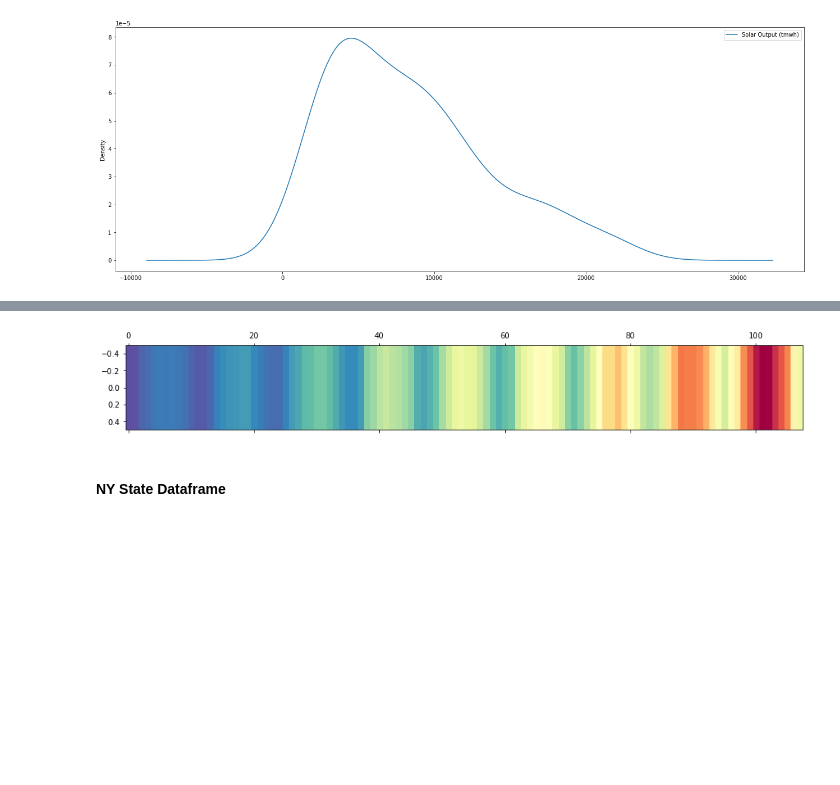
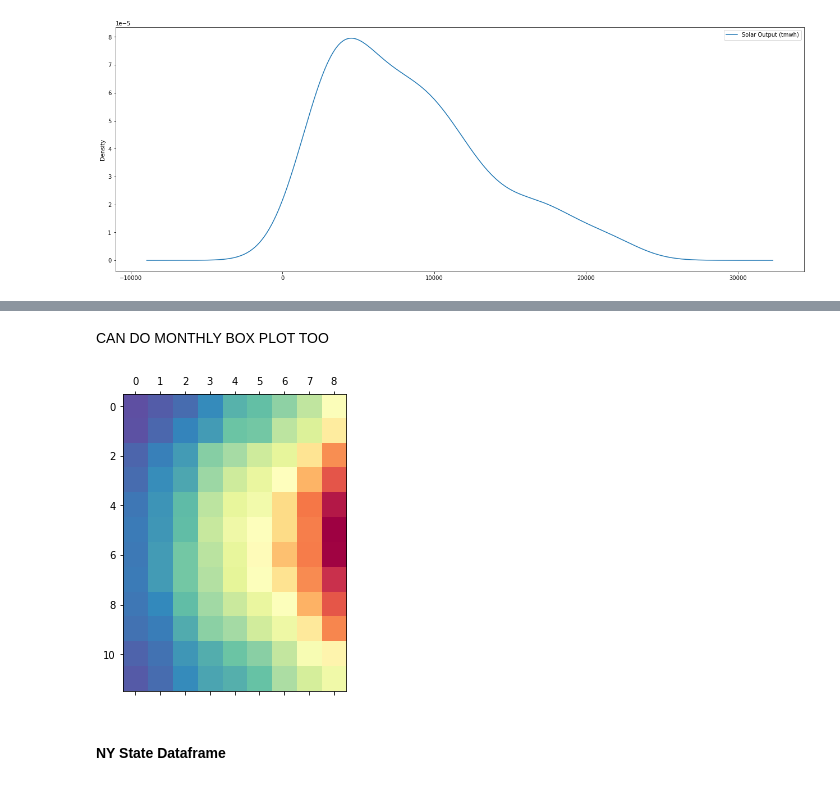
Before and after one commit to aokdata/Solar_Power_Output_Time_Series, a Jupyter notebook: Solar_Power_Output_Time_Series_Notebook.ipynb, the cells around one changed output, grey strips where cells are left out. Cells and saved outputs as stored; diff of their text form; code cells hidden in the pictures; blank space fills up the shorter version.

```diff
--- a/Solar_Power_Output_Time_Series_Notebook.ipynb
+++ b/Solar_Power_Output_Time_Series_Notebook.ipynb
@@ -235,3 +245,12 @@ us_solar_df.plot(figsize = (20,6));
 us_solar_df.plot(figsize = (22,8), kind='kde');
 # %% [output]
 [figure]
+# %%
+#Group by year
+us_year_groups = us_solar_df.groupby(pd.Grouper(freq ='Y'))
+
+# Create a new DataFrame and store yearly values in columns
+us_solar_annual = pd.DataFrame()
+
+for yr, group in us_year_groups:
+    us_solar_annual[yr.year] = group.values.ravel()
@@ -238,11 +278,13 @@ us_solar_df.plot(figsize = (22,8), kind='kde');
+# %% [markdown]
+CAN DO MONTHLY BOX PLOT TOO
 # %%
 # Transpose the DataFrame
-us_year_matrix = us_solar_df.T
+# us_year_matrix = us_solar_df.T
 
 # Draw a heatmap with matshow()
-plt.matshow(us_year_matrix, aspect='auto', cmap=plt.cm.Spectral_r);
+plt.matshow(us_solar_annual, aspect='auto', cmap=plt.cm.Spectral_r);
 # %% [output]
-[figure, old version]
+[figure, new version]
 # %% [markdown]
 #### NY State Dataframe
 # %%
```
Also changed, not shown: parts of 82 cells of this notebook.
